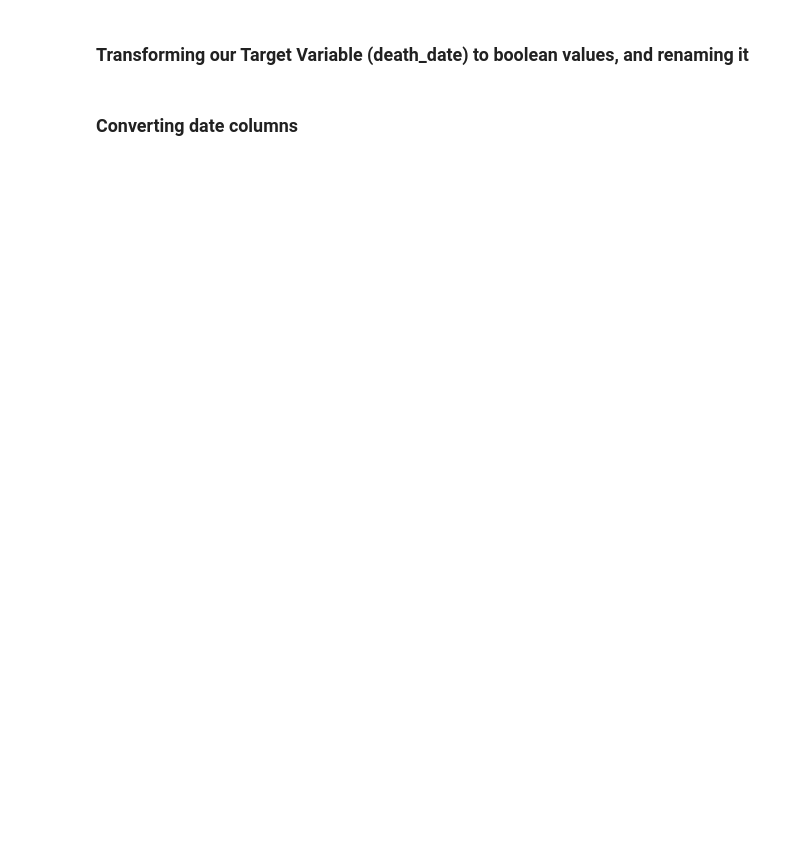
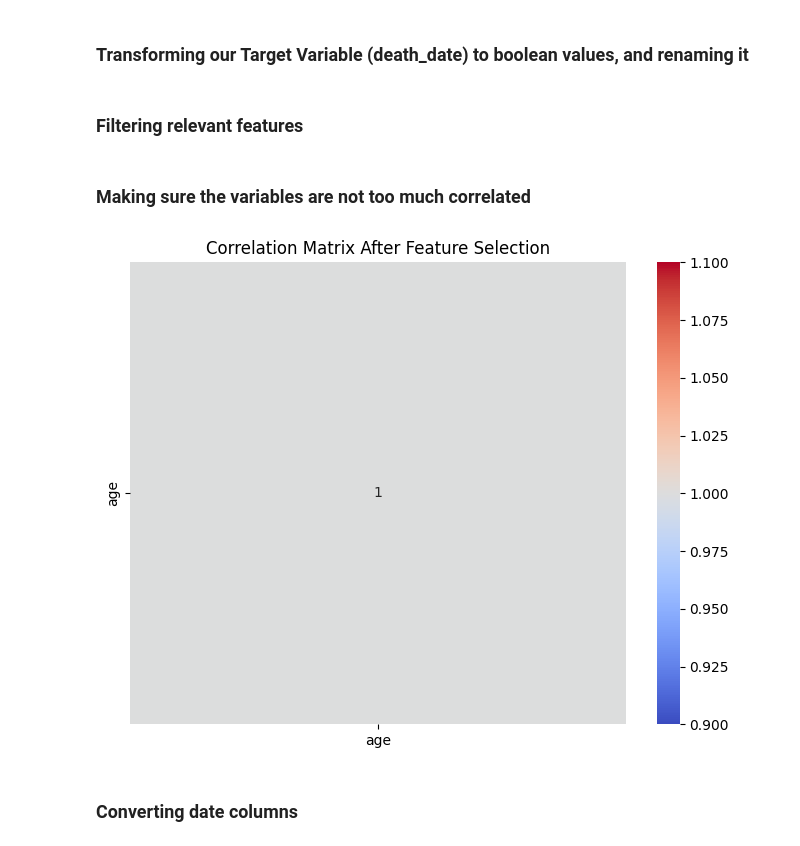
Before and after one commit to FaresDarghouth/supervised-ml-models, a Jupyter notebook: classification-covid19/covid19.ipynb, the cells around one changed output. Cells and saved outputs as stored; diff of their text form; code cells hidden in the pictures; blank space fills up the shorter version.

```diff
--- a/classification-covid19/covid19.ipynb
+++ b/classification-covid19/covid19.ipynb
@@ -184,0 +212,11 @@ plt.show()
+# %%
+threshold = 0.3
+for column in df.columns:
+    nan_ratio = df[column].isna().mean()
+    if nan_ratio > threshold:
+        print(f"Column '{column}' has more than 30% NaN values: {nan_ratio:.2%}")
+print('---------------------------------------------------------------')
+for column in df.columns:
+    nan_ratio = df[column].isna().mean()
+    if nan_ratio < threshold and nan_ratio != 0:
+        print(f"Column '{column}' has less than 30% NaN values: {nan_ratio:.2%}")
@@ -220,0 +283,9 @@ and so on...
+# %%
+columns_drop = ['country_name', 'country_iso_code', 'recovery_date', 'recovery_type', 'ethnic_group_name']
+columns_fill = ['case_location', 'status', 'recovered', 'symptom_start_date', 'diagnosis_date', 'ethnic_affiliation']
+df.drop(columns=columns_drop, axis=1, inplace=True)
+for column in columns_fill:
+    if df[column].dtype == 'object':
+        df[column].fillna(df[column].value_counts().index[0], inplace=True)
+    else:
+        df[column].fillna(df[column].mean(), inplace=True)
@@ -223,6 +336,27 @@ and so on...
 # %%
 df['is_dead'] = df['death_date'].notna()
 df.drop(columns=['death_date'], inplace=True)
+# %% [markdown]
+### Filtering relevant features
+# %%
+relevant_features = [
+    "department_name", "age", "gender", "contagion_type", "case_location",
+    "symptom_start_date", "is_dead", "diagnosis_date"
+    ]
+df = df[relevant_features]
+# %% [markdown]
+### Making sure the variables are not too much correlated
+# %%
+numeric_cols_selected = df.select_dtypes(include=['float64', 'int64']).columns
+correlation_matrix_selected = df[numeric_cols_selected].corr()
+
+# Visualize
+plt.figure(figsize=(8, 6))
+sns.heatmap(correlation_matrix_selected, annot=True, cmap='coolwarm')
+plt.title('Correlation Matrix After Feature Selection')
+plt.show()
+# %% [output]
+[figure, added]
 # %% [markdown]
 ### Converting date columns
 # %%
```
Also changed, not shown: parts of 31 cells of this notebook.
